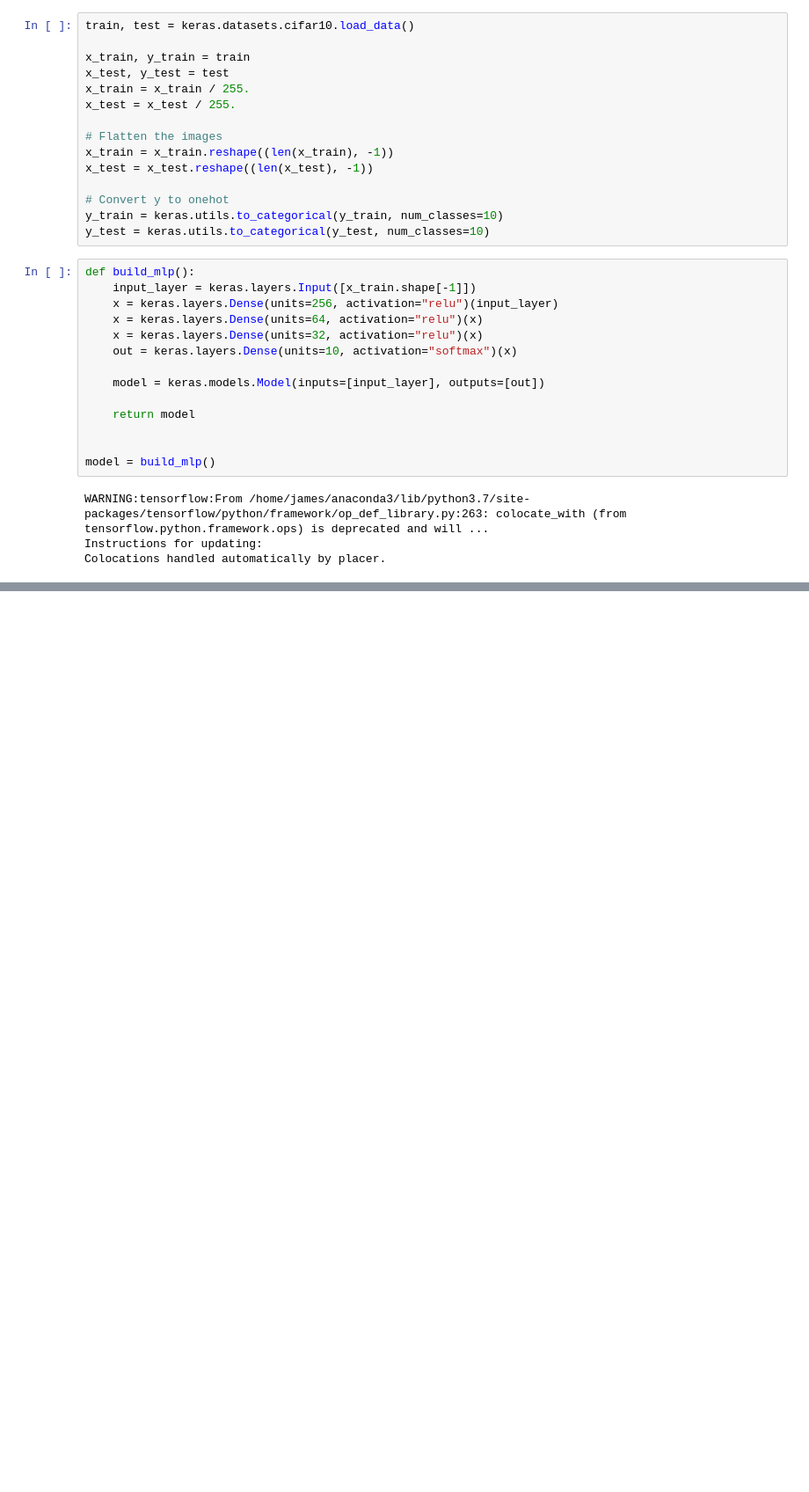
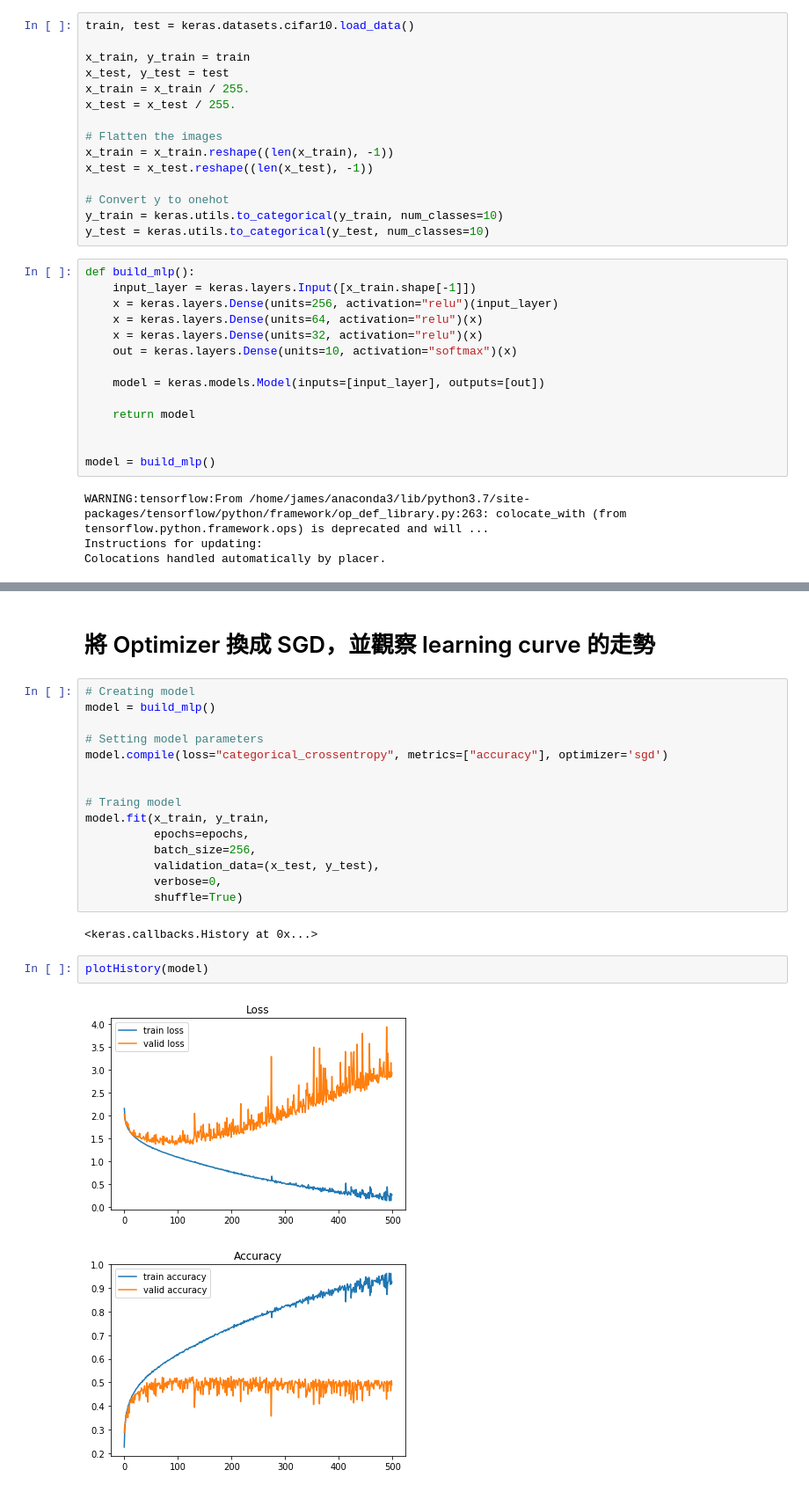
Before and after one commit to James-Jhan/100Day-ML-Marathon, a Jupyter notebook: homework/Day_077_HW.ipynb, the cells around one changed output, grey strips where cells are left out. Shown at 88% size. Drawn from its saved outputs; the diff is of its cells as text; blank space fills up the shorter version.

```diff
--- a/homework/Day_077_HW.ipynb
+++ b/homework/Day_077_HW.ipynb
@@ -93,0 +98,24 @@ plt.show()
+# %% [markdown]
+# 將 Optimizer 換成 SGD，並觀察 learning curve 的走勢
+# %%
+# Creating model
+model = build_mlp()
+
+# Setting model parameters
+model.compile(loss="categorical_crossentropy", metrics=["accuracy"], optimizer='sgd')
+
+
+# Traing model
+model.fit(x_train, y_train,
+          epochs=epochs,
+          batch_size=256,
+          validation_data=(x_test, y_test),
+          verbose=0,
+          shuffle=True)
+# %% [output]
+<keras.callbacks.History at 0x...>
+# %%
+plotHistory(model)
+# %% [output]
+[figure, added]
+[figure, added]
```
Also changed, not shown: parts of 6 cells of this notebook.
